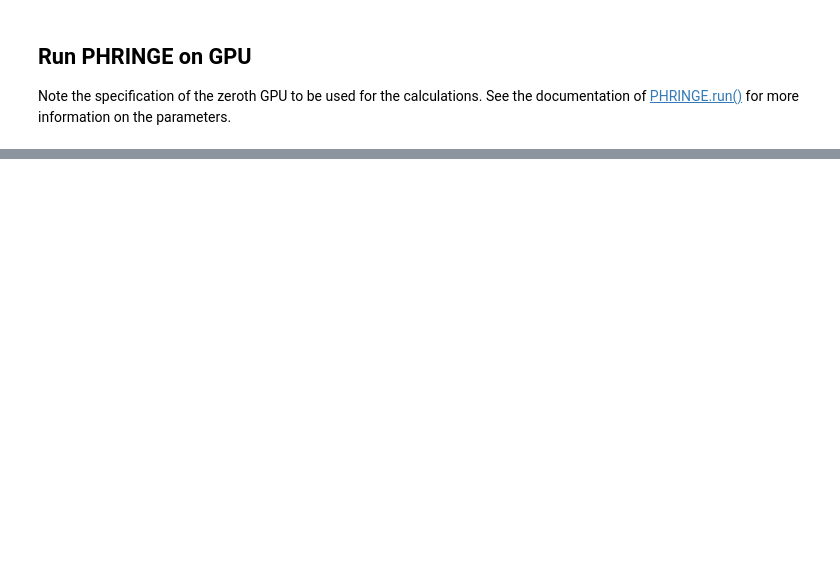
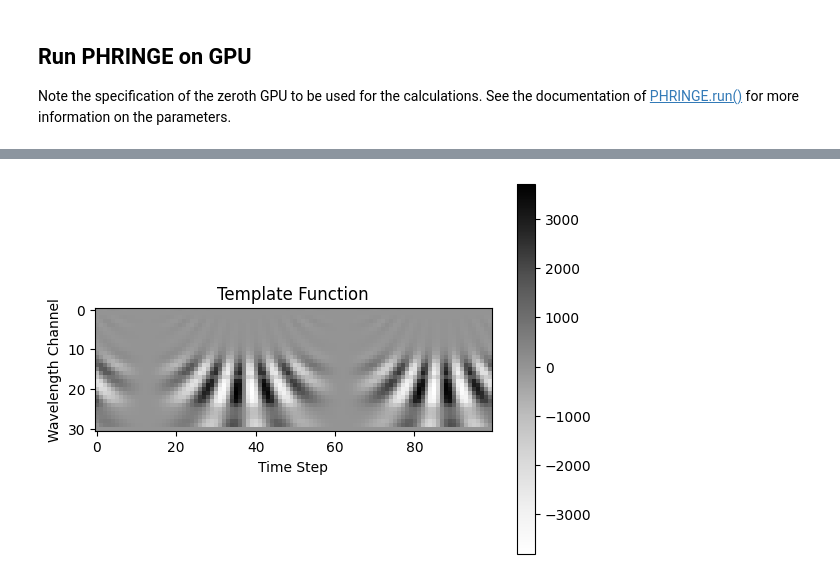
Before and after one commit to pahuber/PHRINGE, a Jupyter notebook: docs/tutorials/example_advanced.ipynb, the cells around one changed output, grey strips where cells are left out. Cells and saved outputs as stored; diff of their text form; code cells hidden in the pictures; blank space fills up the shorter version.

```diff
--- a/docs/tutorials/example_advanced.ipynb
+++ b/docs/tutorials/example_advanced.ipynb
@@ -81,0 +85,16 @@ plt.show()
+# %%
+time = phringe.get_time_steps()
+wavelength = phringe.get_wavelength_bin_centers()
+pos_x = 3e-7  # rad
+pos_y = 3e-7  # rad
+flux = phringe.get_spectral_flux_density('Earth')
+template = phringe.get_template(time, wavelength, pos_x, pos_y, flux)
+
+plt.imshow(template[0], cmap='Greys')
+plt.title('Template Function')
+plt.ylabel('Wavelength Channel')
+plt.xlabel('Time Step')
+plt.colorbar()
+plt.show()
+# %% [output]
+[figure, added]
```
Also changed, not shown: parts of 9 cells of this notebook, 2 other files.
